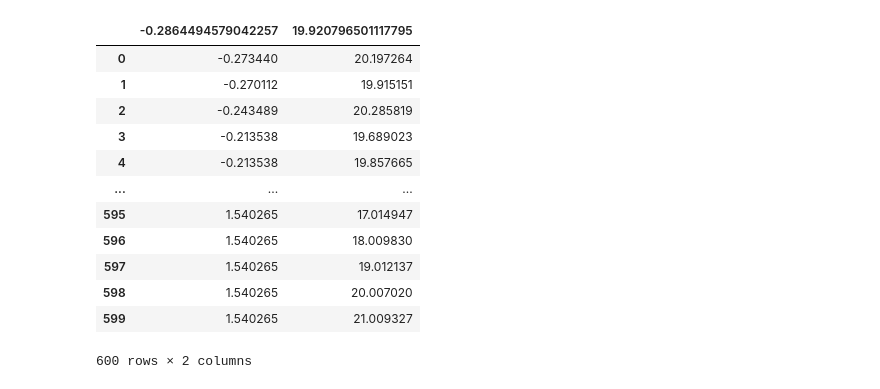
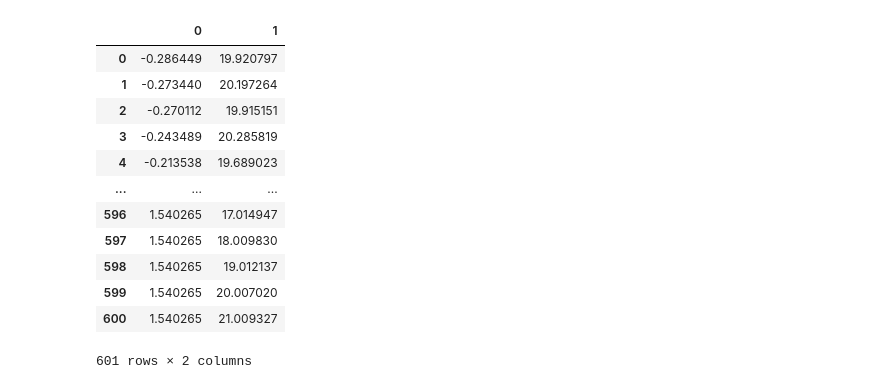
Before and after one commit to ipaliotti/MLPNS_IPaliotti, a Jupyter notebook: StellarPopClusterLab.ipynb, the cells around one changed output. Cells and saved outputs as stored; diff of their text form; code cells hidden in the pictures.

```diff
--- a/StellarPopClusterLab.ipynb
+++ b/StellarPopClusterLab.ipynb
@@ -10,19 +10,20 @@ from scipy import spatial
 import numpy as np
 from sklearn import cluster
 # %%
-cmag=pd.read_csv('https://raw.githubusercontent.com/fedhere/MLPNS_FBianco/main/clustering/colormag_NGC2808.csv')
+cmag=pd.read_csv("https://raw.githubusercontent.com/fedhere/"
+              "MLPNS_FBianco/main/clustering/colormag_NGC2808.csv", header=None)
 cmag
 # %% [output]
-|  | -0.2864494579042257 | 19.920796501117795 |
-| 0 | -0.273440 | 20.197264 |
-| 1 | -0.270112 | 19.915151 |
-| 2 | -0.243489 | 20.285819 |
-| 3 | -0.213538 | 19.689023 |
-| 4 | -0.213538 | 19.857665 |
+|  | 0 | 1 |
+| 0 | -0.286449 | 19.920797 |
+| 1 | -0.273440 | 20.197264 |
+| 2 | -0.270112 | 19.915151 |
+| 3 | -0.243489 | 20.285819 |
+| 4 | -0.213538 | 19.689023 |
 | ... | ... | ... |
-| 595 | 1.540265 | 17.014947 |
-| 596 | 1.540265 | 18.009830 |
-| 597 | 1.540265 | 19.012137 |
-| 598 | 1.540265 | 20.007020 |
-| 599 | 1.540265 | 21.009327 |
+| 596 | 1.540265 | 17.014947 |
+| 597 | 1.540265 | 18.009830 |
+| 598 | 1.540265 | 19.012137 |
+| 599 | 1.540265 | 20.007020 |
+| 600 | 1.540265 | 21.009327 |
-600 rows × 2 columns
+601 rows × 2 columns
```
Also changed, not shown: parts of 15 cells of this notebook.
